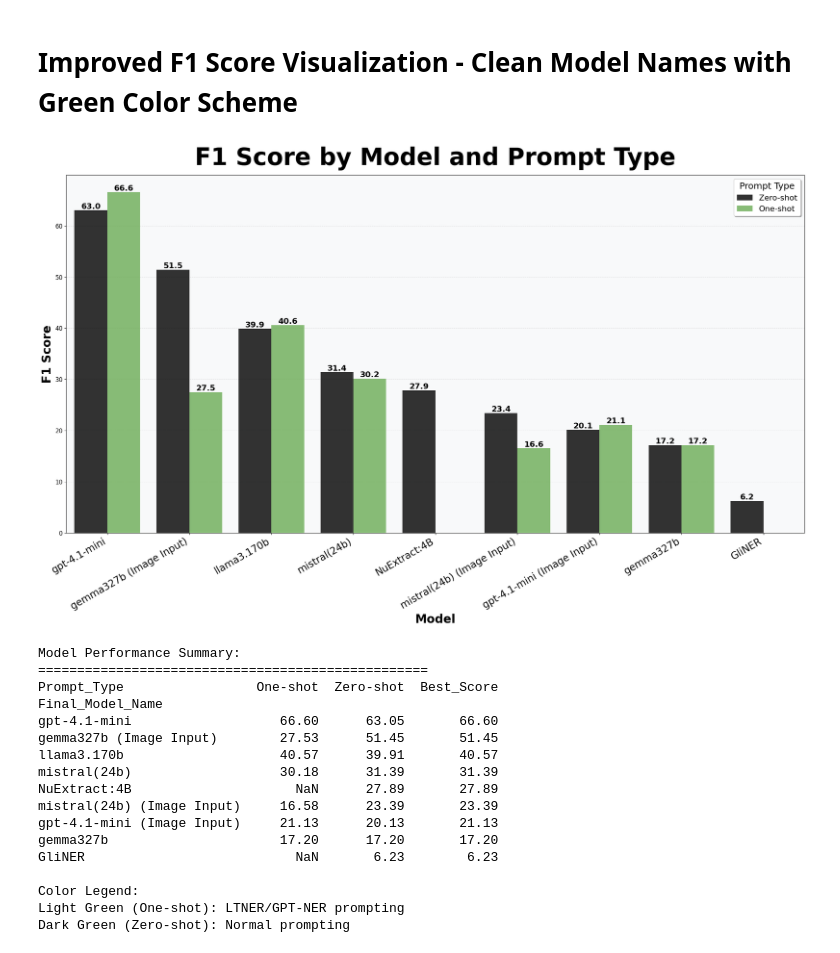
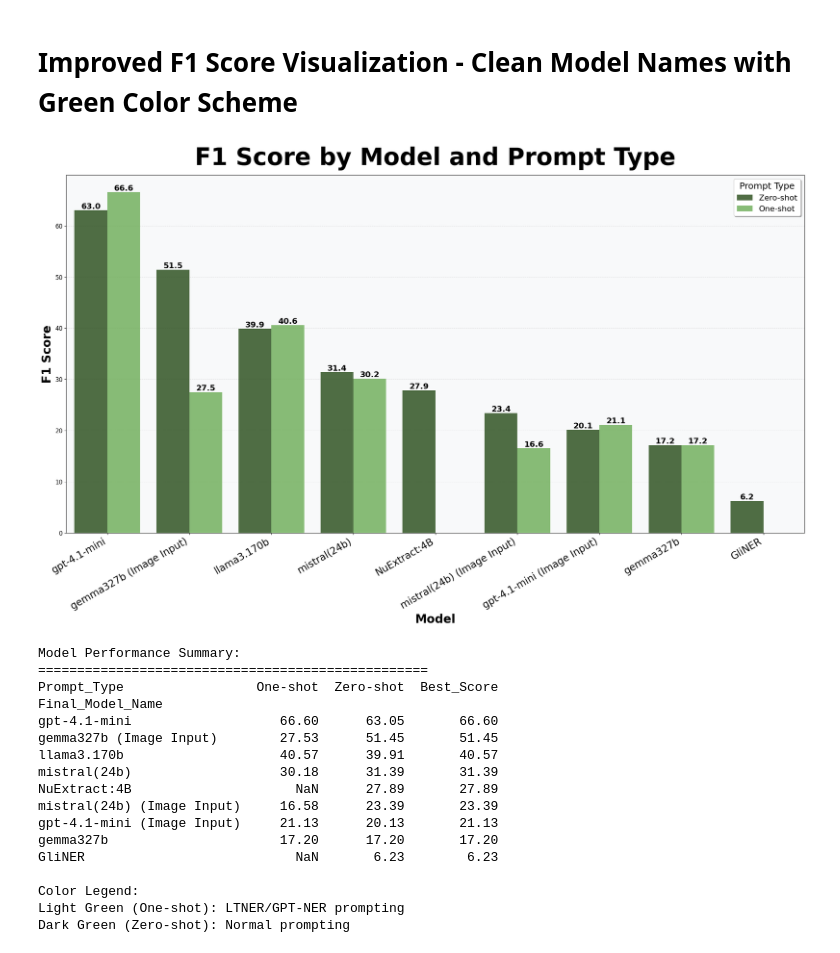
Before and after one commit to AaronYuuu/PDF_benchmarking, a Jupyter notebook: graphs/vis.ipynb, the cells around one changed output. Saved outputs shown, nothing was run; the diff lists cells and outputs as text; code cells hidden in the pictures.

```diff
--- a/graphs/vis.ipynb
+++ b/graphs/vis.ipynb
@@ -5,7 +5,7 @@ import seaborn as sns
 
 data = pd.read_csv('Hospital.csv')
 data.drop(columns=[col for col in data.columns if 'unnamed' in col.lower()], inplace=True)
-colors = ['skyblue', 'lightcoral']
+colors = ['#64bb46', "#DDF1D6", "#21520F"]
 
 data['Image'] = data.LLM.apply(lambda x: True if "image" in x.lower() else False)
 data['Image'] = data['Image'].astype(bool)
@@ -15,4 +15,5 @@ data['LLM'] = data.apply(
 )
 # %%
 
-data.fillna("None", inplace=True)
+data.Prompt.fillna("None", inplace=True)
+data.Parsed.fillna(True, inplace=True)
@@ -260,30 +203,2 @@ plt.show()
 # %% [markdown]
 # Enhanced F1 Score Visualization with Prompt Types
-# %%
-# Create a comprehensive visualization including prompt types
-df_enhanced = data.copy()
-df_enhanced['Image'] = df_enhanced['LLM'].apply(lambda x: True if 'ImageInput' in x else False)
-df_enhanced['LLM_clean'] = df_enhanced['LLM'].str.replace('*ImageInput*', '')
-
-# Group by all three dimensions and calculate mean F1 scores
-enhanced_stats = df_enhanced.groupby(['LLM_clean', 'Image', 'Prompt']).F1score.mean().reset_index()
-enhanced_stats = enhanced_stats.sort_values('F1score', ascending=False)
-
-# Create a combined identifier for better visualization
-enhanced_stats['Model_Input'] = enhanced_stats['LLM_clean'] + ' (' + enhanced_stats['Image'].map({True: 'Img', False: 'Txt'}) + ')'
-
-# Plot with prompt as hue
-plt.figure(figsize=(20, 12))
-bars = sns.barplot(data=enhanced_stats, x='Model_Input', y='F1score', hue='Prompt', palette='Set2')
-plt.title('F1 Score by Model, Input Type, and Prompt Type', fontsize=16)
-plt.xlabel('Model (Input Type)', fontsize=12)
-plt.ylabel('F1 Score', fontsize=12)
-plt.xticks(rotation=45, ha='right')
-plt.legend(title='Prompt Type', bbox_to_anchor=(1.05, 1), loc='upper left')
-
-# Add value labels on bars
-for container in bars.containers:
-    bars.bar_label(container, fmt='%.2f', fontsize=8, rotation=90)
-
-plt.tight_layout()
-plt.show()
@@ -689,11 +280,6 @@ LLMs ordered by median combined performance (Precision + Recall)
 # %% [markdown]
 # Improved F1 Score Visualization - Clean Model Names with Green Color Scheme
 # %%
-# Create improved visualization with clean model names and green color scheme
-import matplotlib.pyplot as plt
-import seaborn as sns
-import pandas as pd
-import numpy as np
 
 # Prepare data
 df_clean = data.copy()
@@ -721,7 +307,7 @@ model_prompt_stats = df_filtered.groupby(['Final_Model_Name', 'Prompt_Type']).F1
 model_order = model_prompt_stats.groupby('Final_Model_Name')['F1score'].max().sort_values(ascending=False).index
 
 # Define green color palette
-green_colors = {'One-shot': '#64BB46', 'Zero-shot': "#000000"}  # green and black
+green_colors = {'One-shot': '#64BB46', 'Zero-shot': colors[2]}  # green and black
 
 # Create the plot
 plt.figure(figsize=(22, 14))
@@ -745,34 +331,34 @@ plt.yticks(fontsize=12)
 
 # Add F1 score labels on bars
 for container in ax.containers:
     ax.bar_label(container, fmt='%.1f', fontsize=16, fontweight='bold')
 
 # Customize legend
 plt.legend(title='Prompt Type', title_fontsize=18, fontsize=16,
           loc='upper right', frameon=True, fancybox=True, shadow=True)
 
 # Add grid for better readability
 plt.grid(axis='y', alpha=0.3, linestyle='--', linewidth=0.8)
 ax.set_axisbelow(True)
 
 # Set clean background
 ax.set_facecolor('#f8f9fa')
 plt.tight_layout()
 plt.show()
 
 # Print summary statistics
 print('\nModel Performance Summary:')
 print('=' * 50)
 summary_table = model_prompt_stats.pivot(index='Final_Model_Name', columns='Prompt_Type', values='F1score')
 summary_table['Best_Score'] = summary_table.max(axis=1)
 summary_table = summary_table.sort_values('Best_Score', ascending=False)
 print(summary_table.round(2))
 
 print('\nColor Legend:')
 print('Light Green (One-shot): LTNER/GPT-NER prompting')
 print('Dark Green (Zero-shot): Normal prompting')
 # %% [output]
-[figure, old version]
+[figure, new version]
 Model Performance Summary:
 ==================================================
 Prompt_Type                 One-shot  Zero-shot  Best_Score
```
Also changed, not shown: parts of 50 cells of this notebook, 8 other files.
